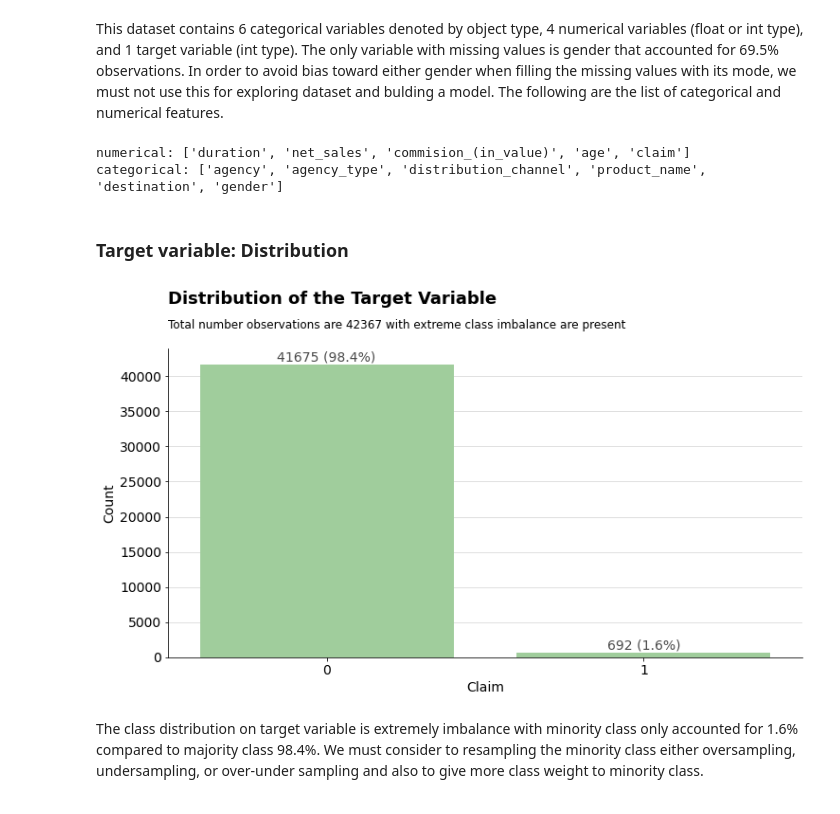
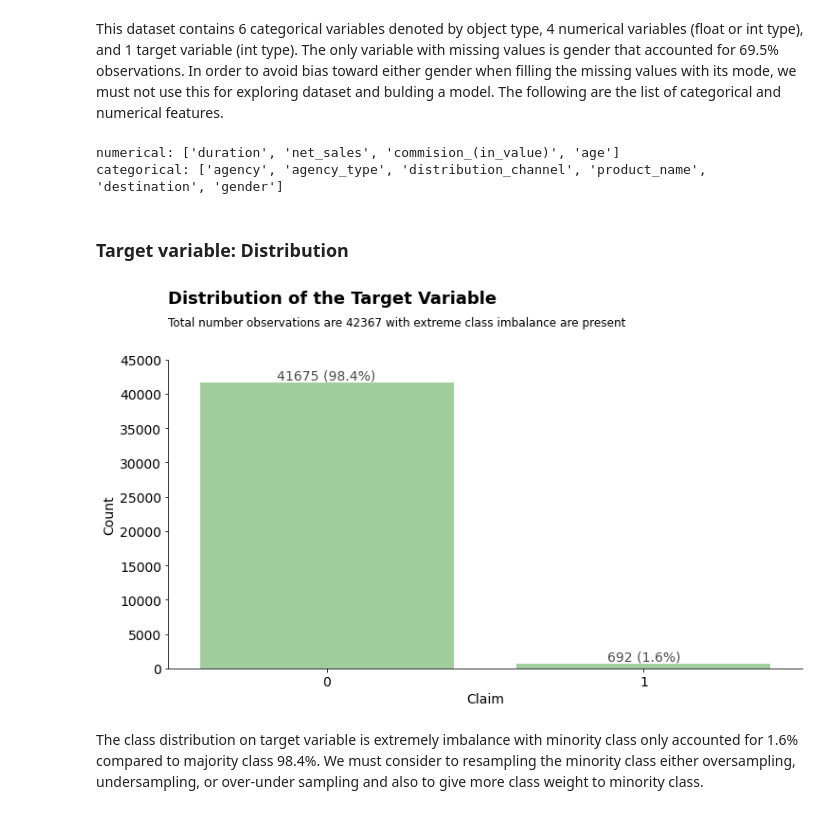
Before and after one commit to irfan-fadhlurrahman/practice-lab, a Jupyter notebook: dphi-ml-bootcamp/travel-insurance-claim/src/notebook.ipynb, the cells around one changed output. Saved outputs shown, nothing was run; the diff lists cells and outputs as text; code cells hidden in the pictures.

```diff
--- a/dphi-ml-bootcamp/travel-insurance-claim/src/notebook.ipynb
+++ b/dphi-ml-bootcamp/travel-insurance-claim/src/notebook.ipynb
@@ -107,48 +107,49 @@ dataset.missing_values(full_train)
 This dataset contains 6 categorical variables denoted by object type, 4 numerical variables (float or int type), and 1 target variable (int type). The only variable with missing values is gender that accounted for 69.5% observations. In order to avoid bias toward either gender when filling the missing values with its mode, we must not use this for exploring dataset and bulding a model. The following are the list of categorical and numerical features.
 # %%
 numerical = df.select_dtypes(np.number).columns.tolist()
+numerical.remove('claim')
+
 categorical = df.select_dtypes('O').columns.tolist()
 
 print(f"numerical: {numerical}")
 print(f"categorical: {categorical}")
 # %% [output]
-numerical: ['duration', 'net_sales', 'commision_(in_value)', 'age', 'claim']
+numerical: ['duration', 'net_sales', 'commision_(in_value)', 'age']
 categorical: ['agency', 'agency_type', 'distribution_channel', 'product_name', 'destination', 'gender']
 # %% [markdown]
 ### Target variable: Distribution
 # %%
 fig, ax = plt.subplots(1, 1, figsize=(12, 6))
 colors = ['#99d594', '#D53E4F', '#FC8D59']
 var = 'claim'
 
 sns.countplot(data=df, x=var, ax=ax, color=colors[0])
 feat_counts = df[var].value_counts().sort_index().values
 
 for n, count in enumerate(feat_counts):
     ax.annotate(
         f"{count} ({(100* count/np.sum(feat_counts)):.1f}%)",
         xy=(n, count + 1000),
         color='#4a4a4a', fontsize=14, alpha=1,
         va = 'center', ha='center',
     )
 for location in ['top', 'right']:
     ax.spines[location].set_visible(False)
 
-ax.grid(axis='y', alpha=0.2)
+#ax.grid(axis='y', alpha=0.2)
 ax.set_axisbelow(True)
 ax.set_xlabel(f"{inflection.titleize(var)}", fontsize=14)
 ax.set_ylabel("Count", fontsize=14)
-ax.set_ylim(0, 44001, 5000)
+ax.set_ylim(0, 45000, 5000)
 
 plt.xticks(alpha=1, fontsize=14)
 plt.yticks(alpha=1, fontsize=14)
-plt.grid(axis='y', alpha=0.5)
 
-plt.suptitle(f"Distribution of the Target Variable", ha='left', x=0.125, y=1.02, fontsize=18, fontweight='bold')
-plt.title(f"Total number observations are {df.shape[0]} with extreme class imbalance are present\n", loc='left')
+plt.suptitle(f"Distribution of the Target Variable", ha='left', x=0.125, y=1.05, fontsize=18, fontweight='bold')
+plt.title(f"Total number observations are {df.shape[0]} with extreme class imbalance are present\n\n", loc='left')
 plt.show()
 # %% [output]
-[figure, old version]
+[figure, new version]
 # %% [markdown]
 The class distribution on target variable is extremely imbalance with minority class only accounted for 1.6% compared to majority class 98.4%. We must consider to resampling the minority class either oversampling, undersampling, or over-under sampling and also to give more class weight to minority class.
 # %% [markdown]
```
Also changed, not shown: parts of 3 cells of this notebook.
